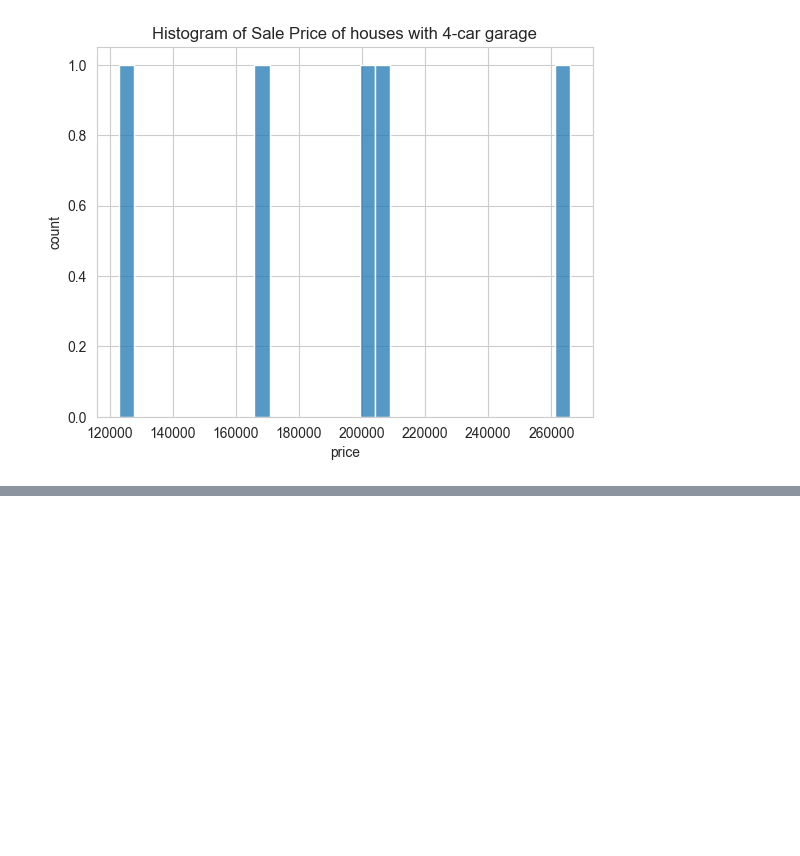
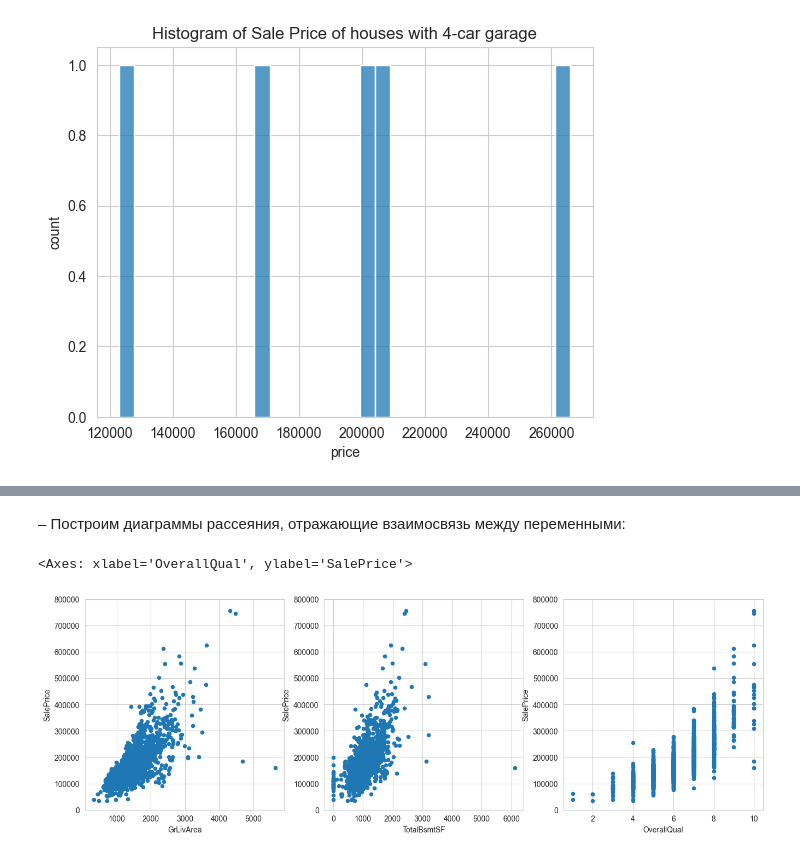
Before and after one commit to GreyFW/Intro_to_ML, a Jupyter notebook: lab5/lab5_n2.ipynb, the cells around one changed output, grey strips where cells are left out. Drawn from its saved outputs; the diff is of its cells as text; code cells hidden in the pictures; blank space fills up the shorter version.

```diff
--- a/lab5/lab5_n2.ipynb
+++ b/lab5/lab5_n2.ipynb
@@ -556,0 +749,12 @@ plot_hist_for_garage(4, "Histogram of Sale Price of houses with 4-car garage")
+# %% [markdown]
+– Построим диаграммы рассеяния, отражающие взаимосвязь между
+переменными:
+# %%
+output,var,var1,var2 = 'SalePrice', 'GrLivArea', 'TotalBsmtSF', 'OverallQual'
+fig, axes = plt.subplots(nrows=1,ncols=3,figsize=(16,5))
+df.plot.scatter(x=var,y=output,ylim=(0,800000),ax=axes[0])
+df.plot.scatter(x=var1,y=output,ylim=(0,800000),ax=axes[1])
+df.plot.scatter(x=var2,y=output,ylim=(0,800000),ax=axes[2])
+# %% [output]
+<Axes: xlabel='OverallQual', ylabel='SalePrice'>
+[figure, added]
```
Also changed, not shown: parts of 45 cells of this notebook, 2 other files.
